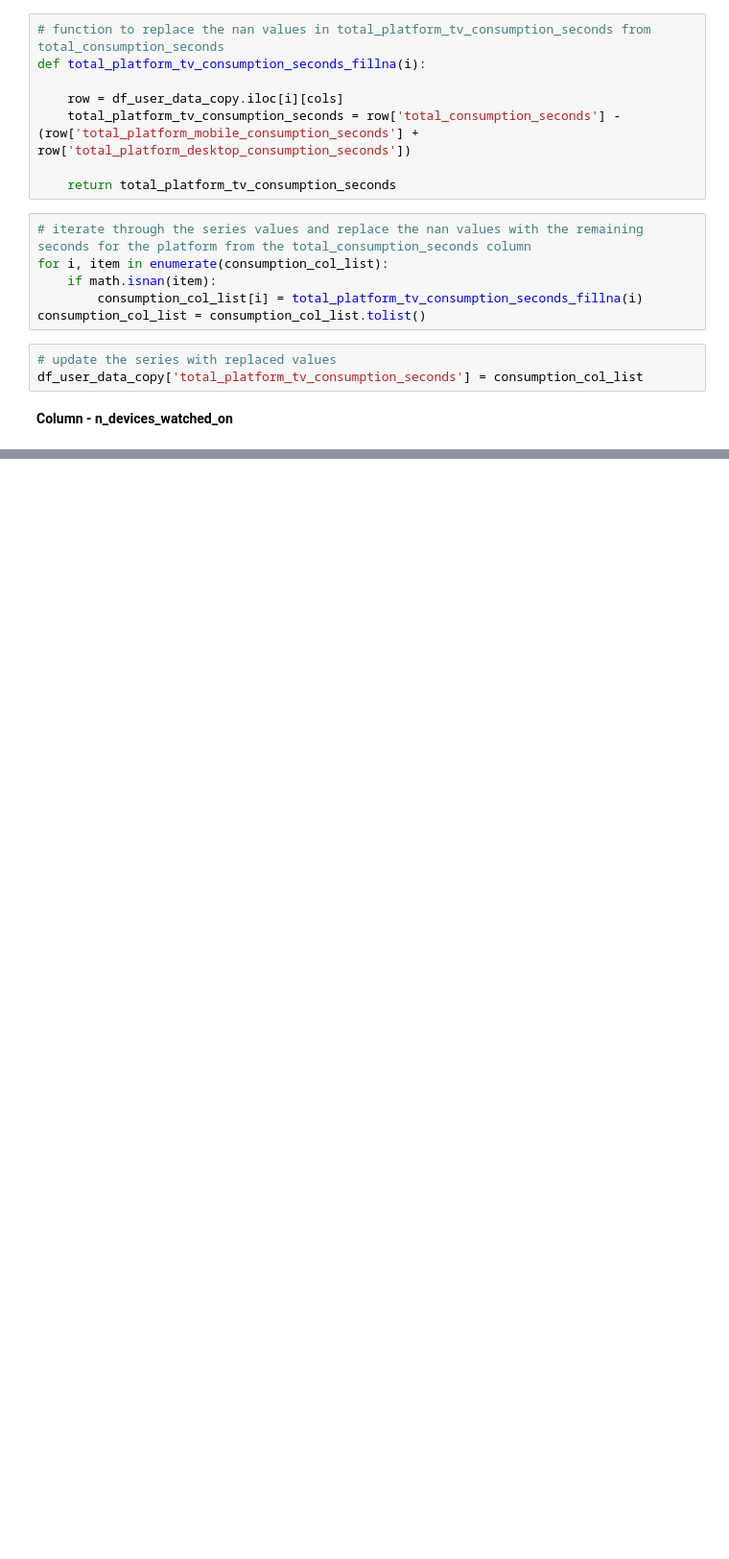
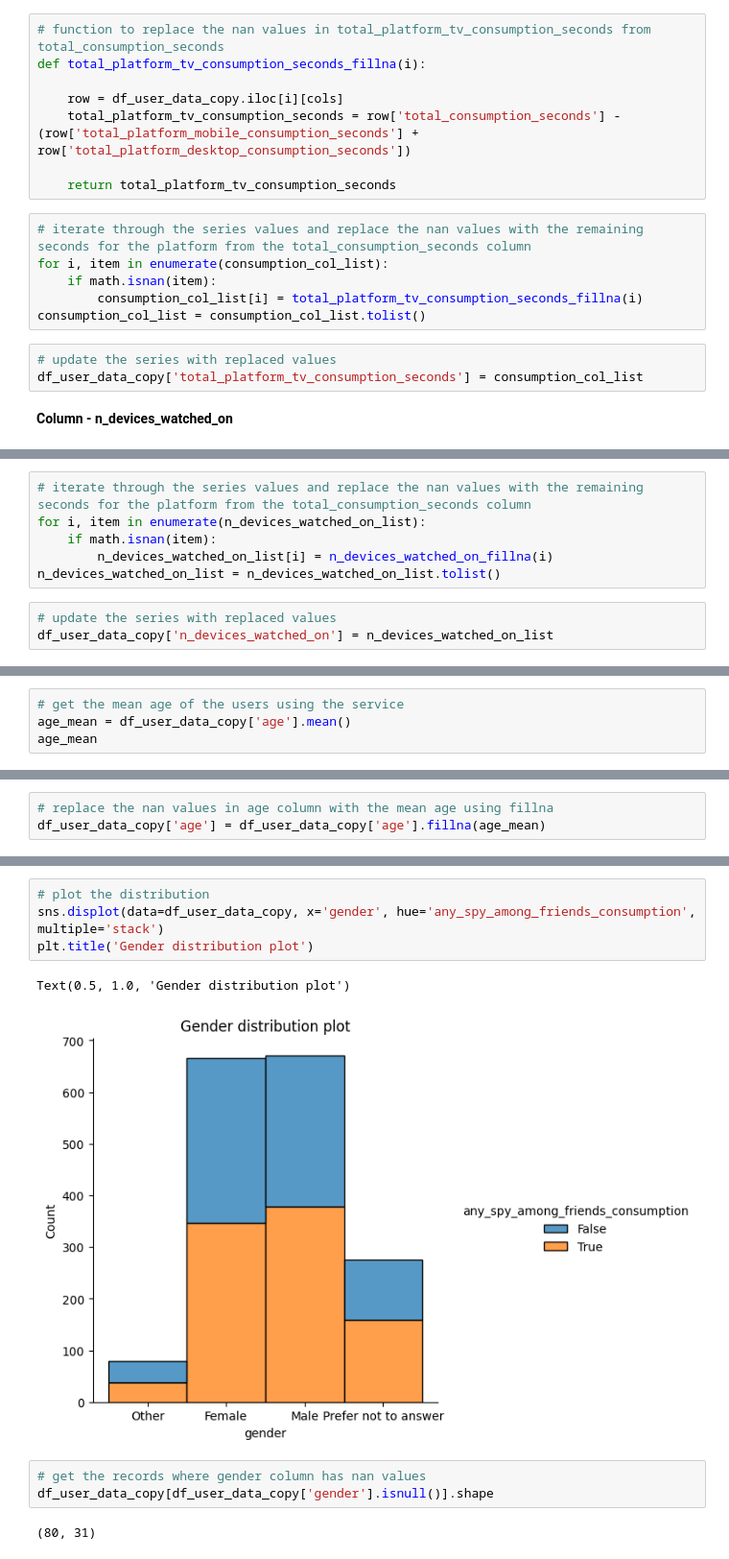
Before and after one commit to supmathews/ITV-live-online-career-challenge, a Jupyter notebook: itv_challenge_solution.ipynb, the cells around one changed output, grey strips where cells are left out. Shown at 96% size. Cells and saved outputs as stored; diff of their text form; blank space fills up the shorter version.

Commit message:
Clean dataframe | removed nan values

```diff
--- a/itv_challenge_solution.ipynb
+++ b/itv_challenge_solution.ipynb
@@ -477,0 +494,9 @@ df_user_data_copy['total_platform_tv_consumption_seconds'] = consumption_col_lis
+# %%
+# iterate through the series values and replace the nan values with the remaining seconds for the platform from the total_consumption_seconds column
+for i, item in enumerate(n_devices_watched_on_list):
+    if math.isnan(item):
+        n_devices_watched_on_list[i] = n_devices_watched_on_fillna(i)
+n_devices_watched_on_list = n_devices_watched_on_list.tolist()
+# %%
+# update the series with replaced values
+df_user_data_copy['n_devices_watched_on'] = n_devices_watched_on_list
@@ -477,0 +529,4 @@ df_user_data_copy['total_platform_tv_consumption_seconds'] = consumption_col_lis
+# %%
+# get the mean age of the users using the service
+age_mean = df_user_data_copy['age'].mean()
+age_mean
@@ -477,0 +535,3 @@ df_user_data_copy['total_platform_tv_consumption_seconds'] = consumption_col_lis
+# %%
+# replace the nan values in age column with the mean age using fillna
+df_user_data_copy['age'] = df_user_data_copy['age'].fillna(age_mean)
@@ -477,0 +555,12 @@ df_user_data_copy['total_platform_tv_consumption_seconds'] = consumption_col_lis
+# %%
+# plot the distribution
+sns.displot(data=df_user_data_copy, x='gender', hue='any_spy_among_friends_consumption', multiple='stack')
+plt.title('Gender distribution plot')
+# %% [output]
+Text(0.5, 1.0, 'Gender distribution plot')
+[figure, added]
+# %%
+# get the records where gender column has nan values
+df_user_data_copy[df_user_data_copy['gender'].isnull()].shape
+# %% [output]
+(80, 31)
```
Also changed, not shown: parts of 22 cells of this notebook.
